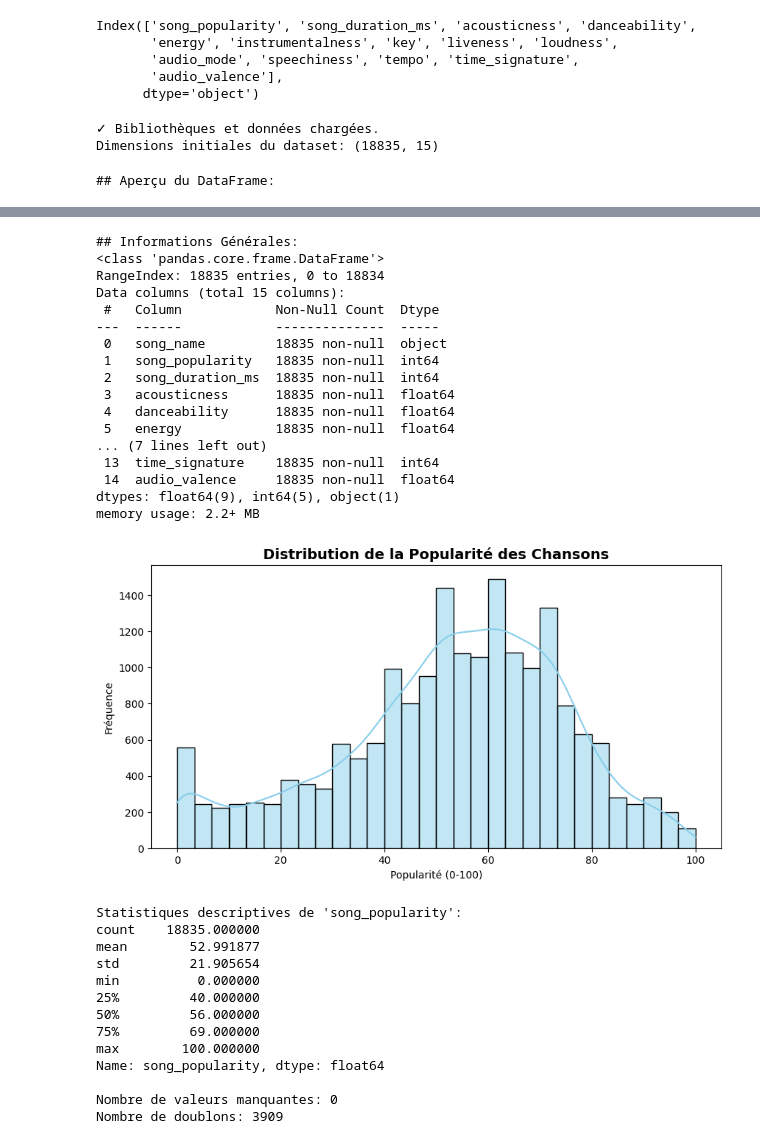
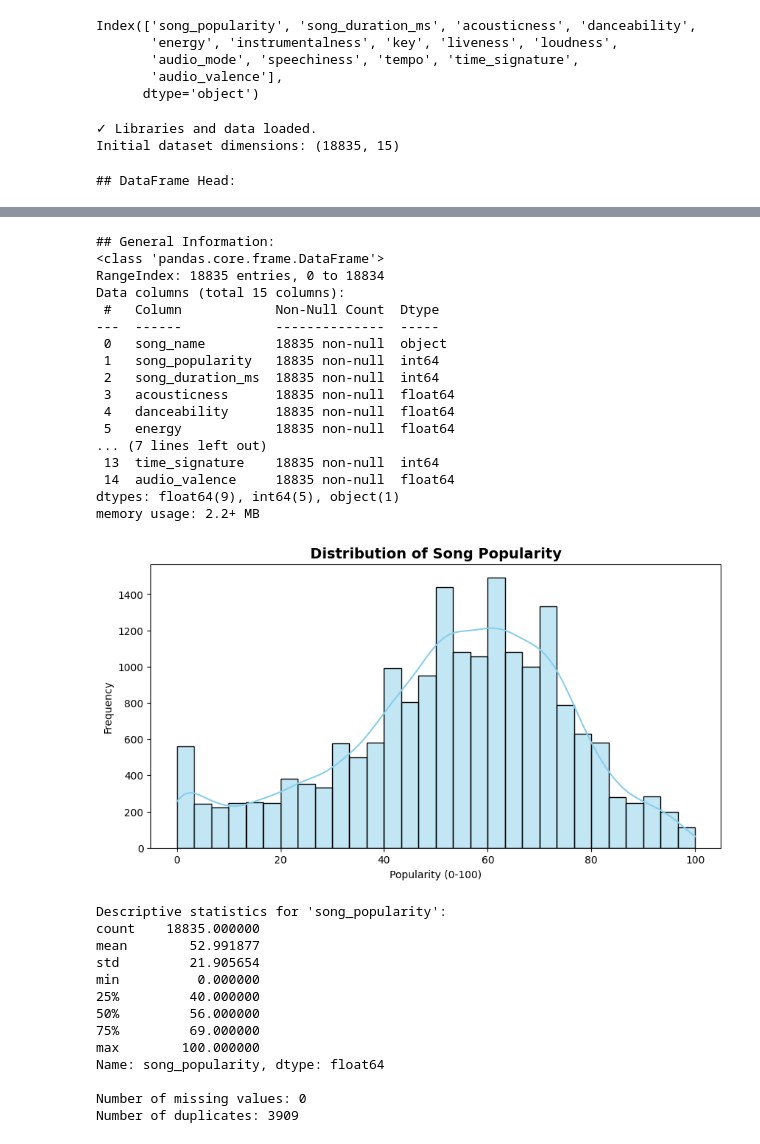
Before and after one commit to theobled/Project-Machine_Learning, a Jupyter notebook: Projet_Machine_Learning.ipynb, the cells around one changed output, grey strips where cells are left out. Drawn from its saved outputs; the diff is of its cells as text; code cells hidden in the pictures.

```diff
--- a/Projet_Machine_Learning.ipynb
+++ b/Projet_Machine_Learning.ipynb
@@ -760,7 +760,7 @@ Index(['song_popularity', 'song_duration_ms', 'acousticness', 'danceability',
        'audio_valence'],
       dtype='object')
 # %%
-# imports
+# Importing Libraries and Dataset
 
 import math
 import numpy as np
@@ -779,13 +779,12 @@ import warnings
 import sys
 warnings.filterwarnings('ignore')
 
-# Installer les bibliothèques si nécessaire
 def install_library(package):
     try:
         __import__(package)
     except ImportError:
         import subprocess
-        print(f"Installation de {package}...")
+        print(f"Installing {package}...")
         subprocess.check_call([sys.executable, '-m', 'pip', 'install', package])
         __import__(package)
 
@@ -794,24 +793,24 @@ import lightgbm as lgb
 install_library('shap')
 import shap
 
-# Chargement du dataset
 df = pd.read_csv('song_data.csv')
 original_df = df.copy()
 
-print("✓ Bibliothèques et données chargées.")
-print(f"Dimensions initiales du dataset: {df.shape}")
+print("Libraries and data loaded.")
+print(f"Initial dataset dimensions: {df.shape}")
 # %% [output]
-✓ Bibliothèques et données chargées.
-Dimensions initiales du dataset: (18835, 15)
+✓ Libraries and data loaded.
+Initial dataset dimensions: (18835, 15)
 # %%
-# Analyses initiales (temporaire on reprendra ce qui a été fait à la fin)
+# Dataset Analysis (Initial)
 
-print("## Aperçu du DataFrame:")
+print("## DataFrame Head:")
 display(df.head())
 
-print("\n## Informations Générales:")
+print("\n## General Information:")
 df.info()
 
+# Numerical and categorical variables
 num_cols_original = [
     'acousticness', 'danceability', 'energy', 'instrumentalness',
     'liveness', 'loudness', 'speechiness', 'tempo', 'audio_valence',
@@ -819,54 +818,54 @@ num_cols_original = [
 ]
 cat_cols_original = ['key', 'audio_mode', 'time_signature']
 
-# song popularity
+# Analysis of song_popularity
 plt.figure(figsize=(10, 5))
 sns.histplot(df['song_popularity'], bins=30, kde=True, color='skyblue')
-plt.title('Distribution de la Popularité des Chansons', fontsize=14, fontweight='bold')
-plt.xlabel('Popularité (0-100)')
-plt.ylabel('Fréquence')
-plt.show() #
+plt.title('Distribution of Song Popularity', fontsize=14, fontweight='bold')
+plt.xlabel('Popularity (0-100)')
+plt.ylabel('Frequency')
+plt.show()
 
-print(f"\nStatistiques descriptives de 'song_popularity':")
+print(f"\nDescriptive statistics for 'song_popularity':")
 print(df['song_popularity'].describe())
 
 # missing values
-print(f"\nNombre de valeurs manquantes: {df.isnull().sum().sum()}")
-print(f"Nombre de doublons: {df.duplicated().sum()}")
+print(f"\nNumber of missing values: {df.isnull().sum().sum()}")
+print(f"Number of duplicates: {df.duplicated().sum()}")
 
-# corrélations
+# correlation analysis
 plt.figure(figsize=(12, 10))
 correlation_matrix = df[num_cols_original].corr()
 sns.heatmap(correlation_matrix, annot=True, fmt=".2f", cmap='coolwarm', linewidths=.5, linecolor='black')
-plt.title('Matrice de Corrélation des Features Audio Originales', fontsize=14, fontweight='bold')
+plt.title('Correlation Matrix of Original Audio Features', fontsize=14, fontweight='bold')
 plt.show() #
 # %% [output]
-## Aperçu du DataFrame:
+## DataFrame Head:
 |  | song_name | song_popularity | song_duration_ms | acousticness | danceability | energy | instrumentalness | ... |
 | 0 | Boulevard of Broken Dreams | 73 | 262333 | 0.005520 | 0.496 | 0.682 | 0.000029 | ... |
 | 1 | In The End | 66 | 216933 | 0.010300 | 0.542 | 0.853 | 0.000000 | ... |
 | 2 | Seven Nation Army | 76 | 231733 | 0.008170 | 0.737 | 0.463 | 0.447000 | ... |
 | 3 | By The Way | 74 | 216933 | 0.026400 | 0.451 | 0.970 | 0.003550 | ... |
 | 4 | How You Remind Me | 56 | 223826 | 0.000954 | 0.447 | 0.766 | 0.000000 | ... |
-## Informations Générales:
+## General Information:
 <class 'pandas.core.frame.DataFrame'>
 RangeIndex: 18835 entries, 0 to 18834
 Data columns (total 15 columns):
  #   Column            Non-Null Count  Dtype
 ---  ------            --------------  -----
  0   song_name         18835 non-null  object
  1   song_popularity   18835 non-null  int64
  2   song_duration_ms  18835 non-null  int64
  3   acousticness      18835 non-null  float64
  4   danceability      18835 non-null  float64
  5   energy            18835 non-null  float64
 ... (7 lines left out)
  13  time_signature    18835 non-null  int64
  14  audio_valence     18835 non-null  float64
 dtypes: float64(9), int64(5), object(1)
 memory usage: 2.2+ MB
-[figure, old version]
+[figure, new version]
-Statistiques descriptives de 'song_popularity':
+Descriptive statistics for 'song_popularity':
 count    18835.000000
 mean        52.991877
 std         21.905654
@@ -877,5 +876,5 @@ min          0.000000
 max        100.000000
 Name: song_popularity, dtype: float64
 
-Nombre de valeurs manquantes: 0
-Nombre de doublons: 3909
+Number of missing values: 0
+Number of duplicates: 3909
```
Also changed, not shown: parts of 3 cells of this notebook.
